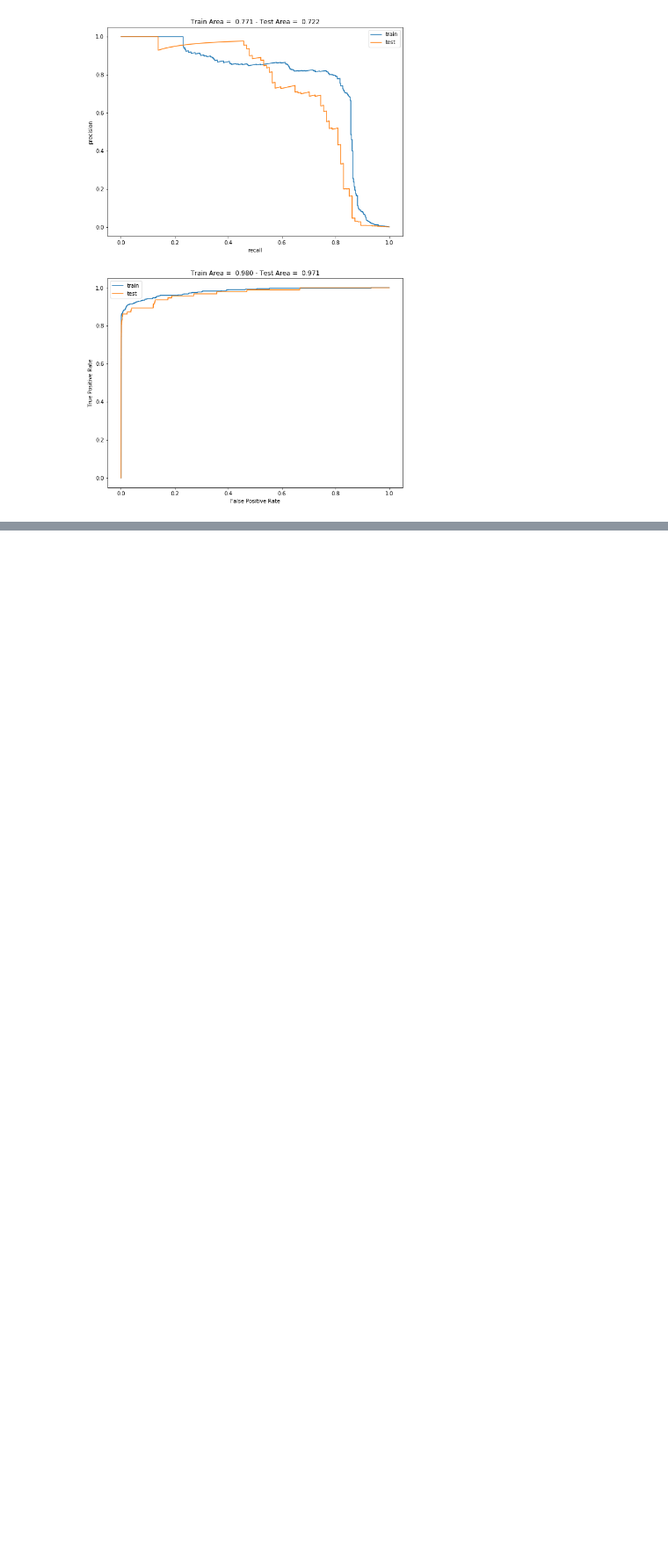
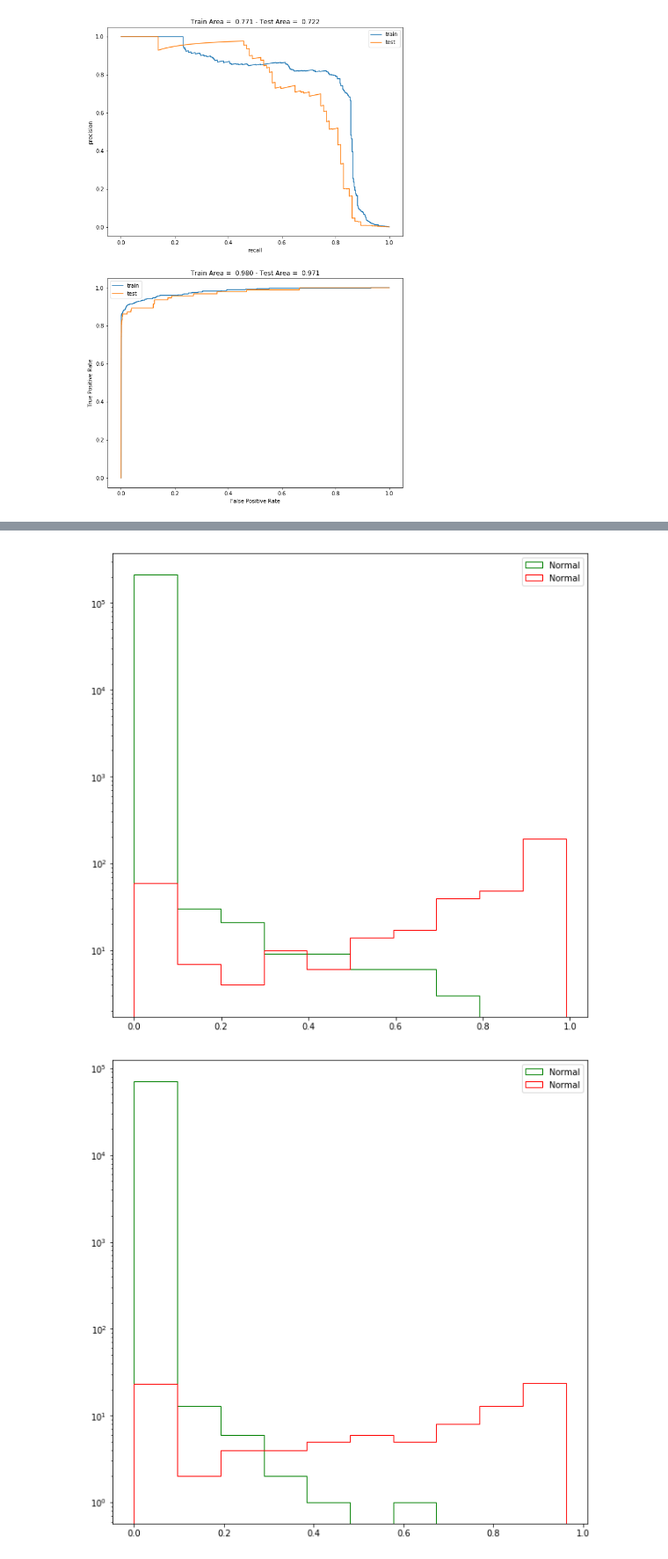
Before and after one commit to TreeinRandomForest/FraudDetectionExample, a Jupyter notebook: Credit Card Fraud Detection.ipynb, the cells around one changed output, grey strips where cells are left out. Shown at 88% size. Cells and saved outputs as stored; diff of their text form; code cells hidden in the pictures; blank space fills up the shorter version.

```diff
--- a/Credit Card Fraud Detection.ipynb
+++ b/Credit Card Fraud Detection.ipynb
@@ -777,0 +811,6 @@ pickle.dump(model_rf, open('test.pkl', 'wb'))
+# %%
+_ = plot_score_dist(model_rf, features_train, target_train)
+_ = plot_score_dist(model_rf, features_test, target_test)
+# %% [output]
+[figure, added]
+[figure, added]
```
Also changed, not shown: parts of 18 cells of this notebook.
